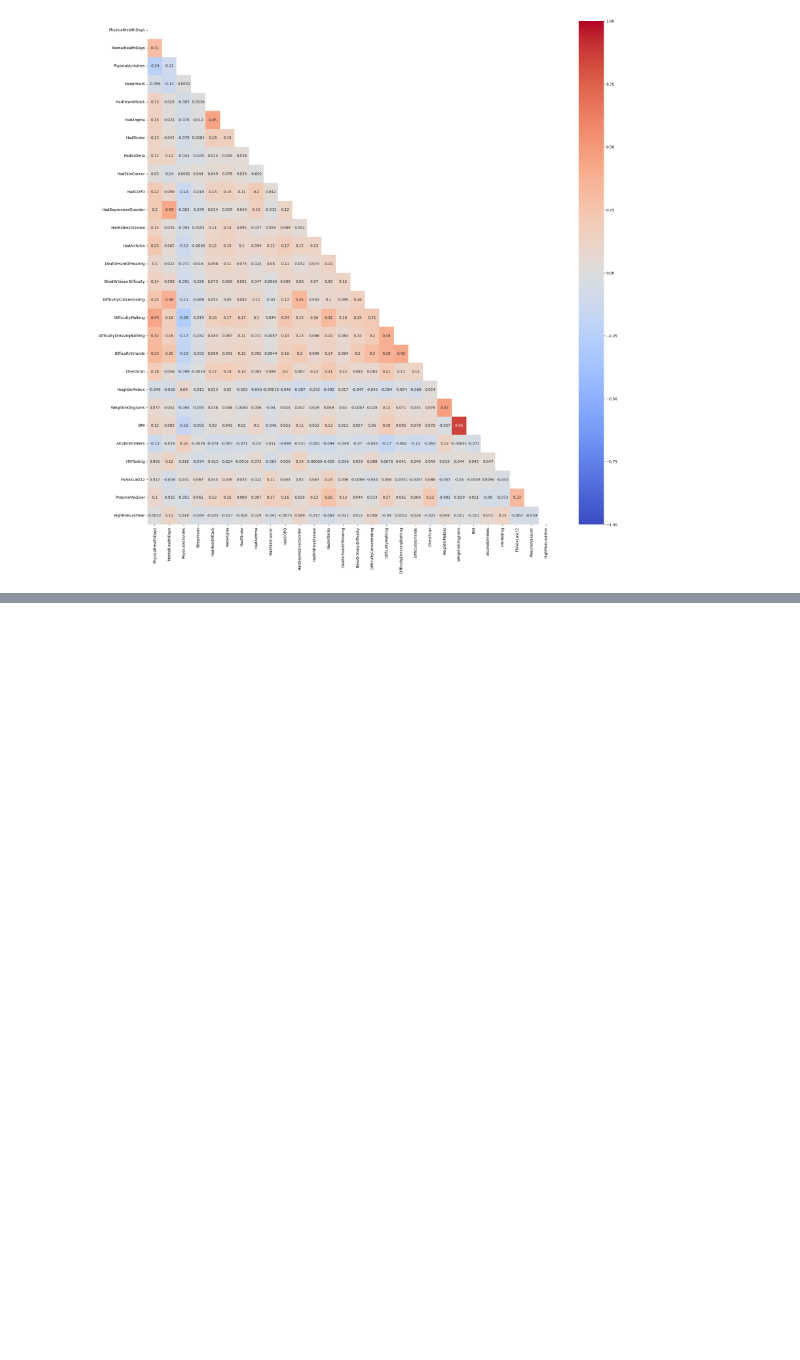
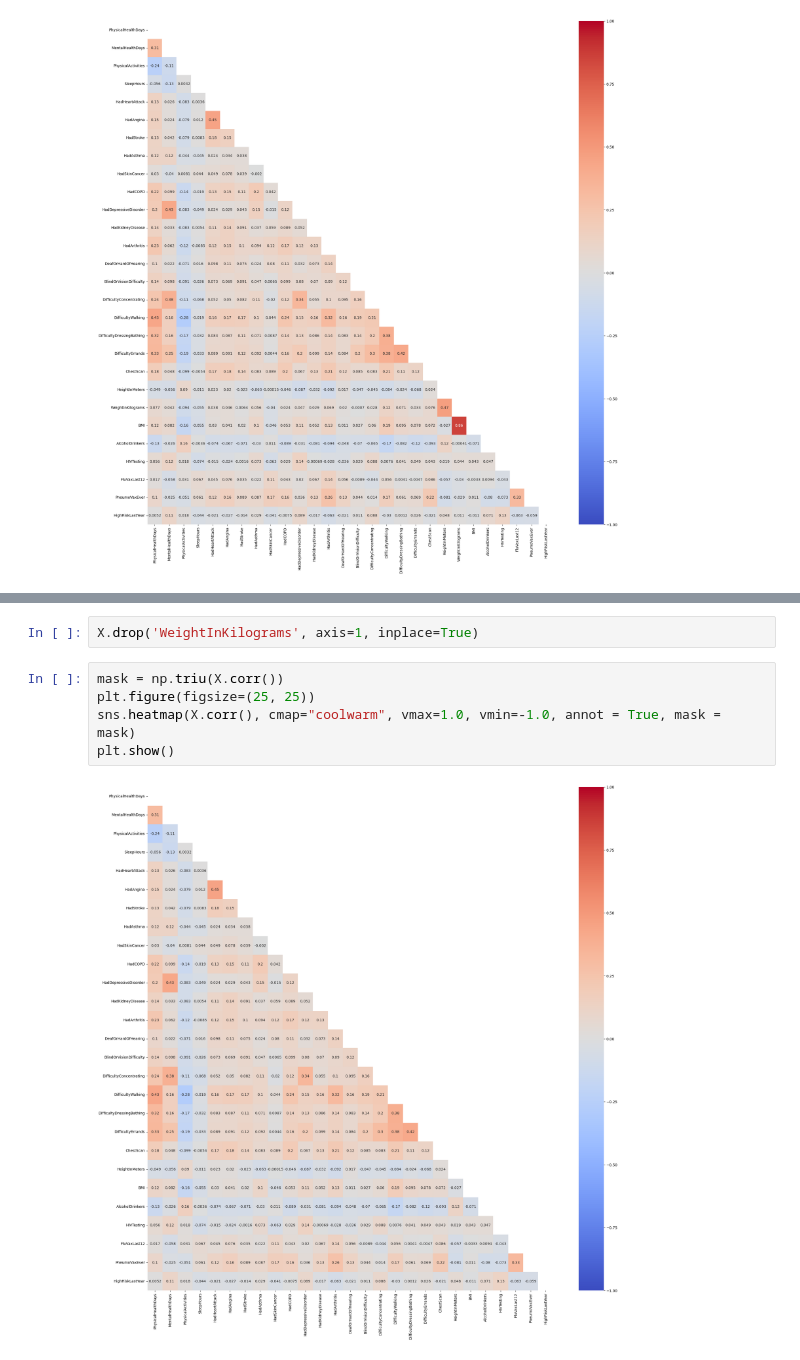
Before and after one commit to Tasnimacj/Capstone_Heart_Prediction, a Jupyter notebook: notebooks/02-eda.ipynb, the cells around one changed output, grey strips where cells are left out. Drawn from its saved outputs; the diff is of its cells as text; blank space fills up the shorter version.

```diff
--- a/notebooks/02-eda.ipynb
+++ b/notebooks/02-eda.ipynb
@@ -254,0 +289,9 @@ To address the colinearity of these two factors, I would need to drop one column
+# %%
+X.drop('WeightInKilograms', axis=1, inplace=True)
+# %%
+mask = np.triu(X.corr())
+plt.figure(figsize=(25, 25))
+sns.heatmap(X.corr(), cmap="coolwarm", vmax=1.0, vmin=-1.0, annot = True, mask = mask)
+plt.show()
+# %% [output]
+[figure, added]
```
Also changed, not shown: parts of 19 cells of this notebook.
